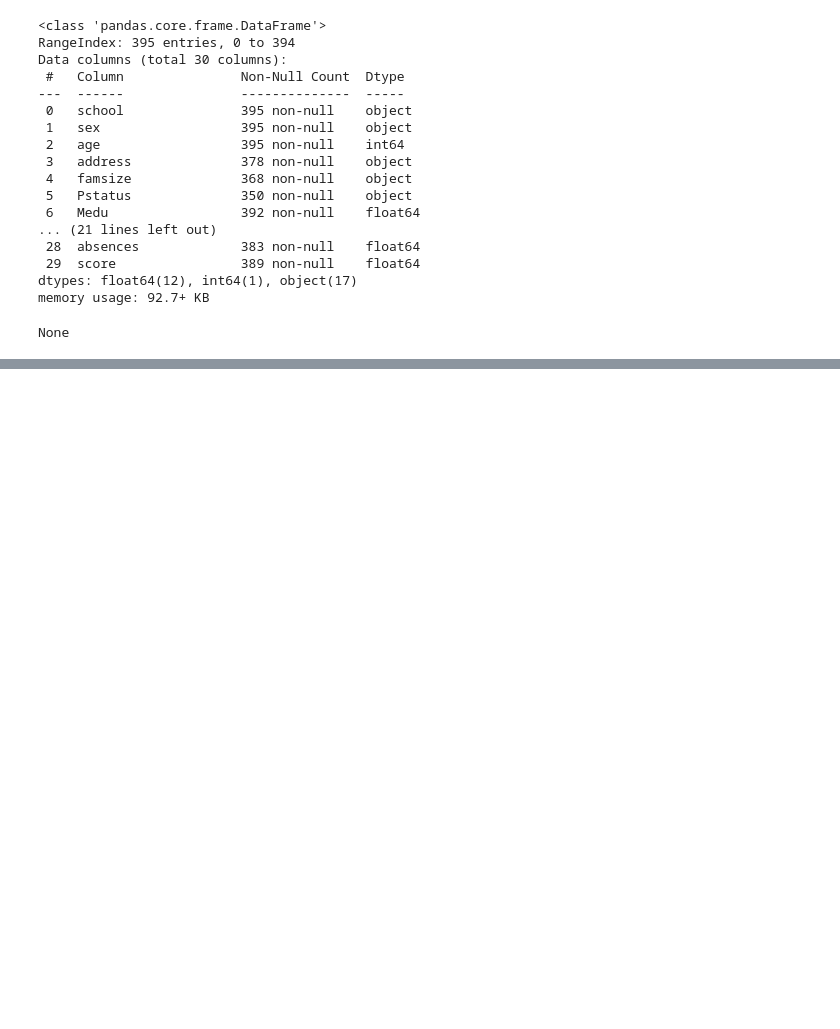
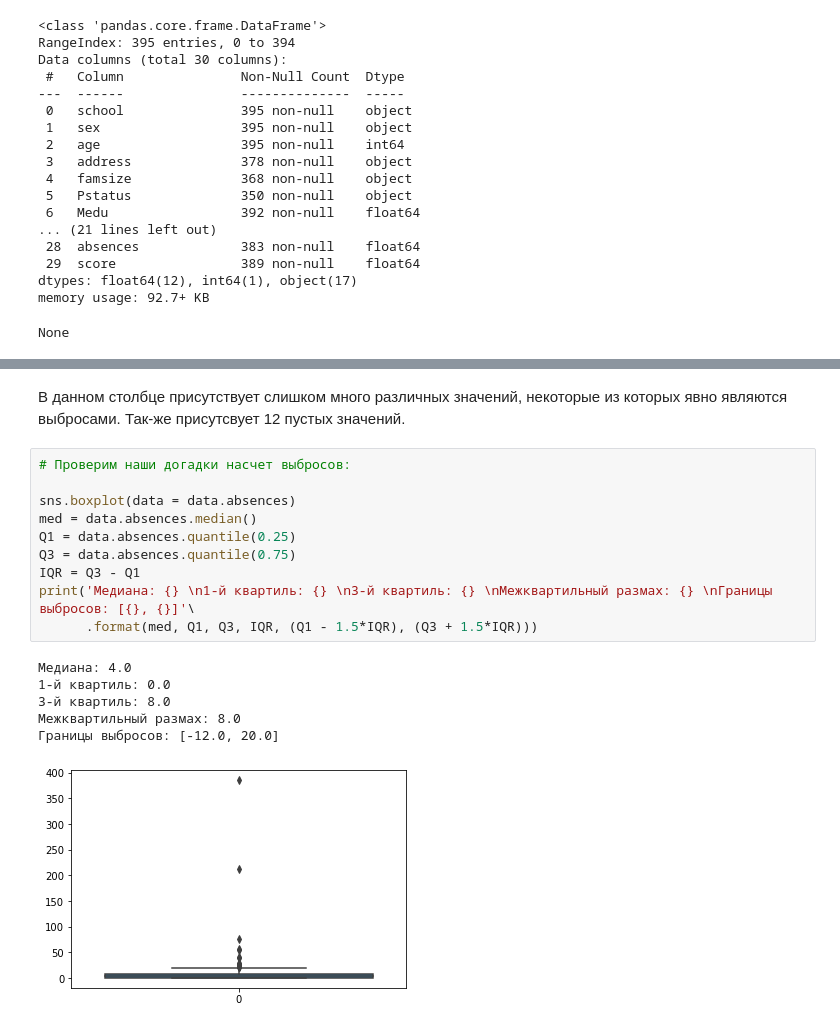
Before and after one commit to Zaslavsky-Dmitry/SkillFactory, a Jupyter notebook: module_2/module_2.ipynb, the cells around one changed output, grey strips where cells are left out. Saved outputs shown, nothing was run; the diff lists cells and outputs as text; blank space fills up the shorter version.

```diff
--- a/module_2/module_2.ipynb
+++ b/module_2/module_2.ipynb
@@ -122,0 +279,19 @@ None
+# %% [markdown]
+В данном столбце присутствует слишком много различных значений, некоторые из которых явно являются выбросами. Так-же присутсвует 12 пустых значений.
+# %%
+# Проверим наши догадки насчет выбросов:
+
+sns.boxplot(data = data.absences)
+med = data.absences.median()
+Q1 = data.absences.quantile(0.25)
+Q3 = data.absences.quantile(0.75)
+IQR = Q3 - Q1
+print('Медиана: {} \n1-й квартиль: {} \n3-й квартиль: {} \nМежквартильный размах: {} \nГраницы выбросов: [{}, {}]'\
+      .format(med, Q1, Q3, IQR, (Q1 - 1.5*IQR), (Q3 + 1.5*IQR)))
+# %% [output]
+Медиана: 4.0
+1-й квартиль: 0.0
+3-й квартиль: 8.0
+Межквартильный размах: 8.0
+Границы выбросов: [-12.0, 20.0]
+[figure, added]
```
Also changed, not shown: parts of 87 cells of this notebook.
